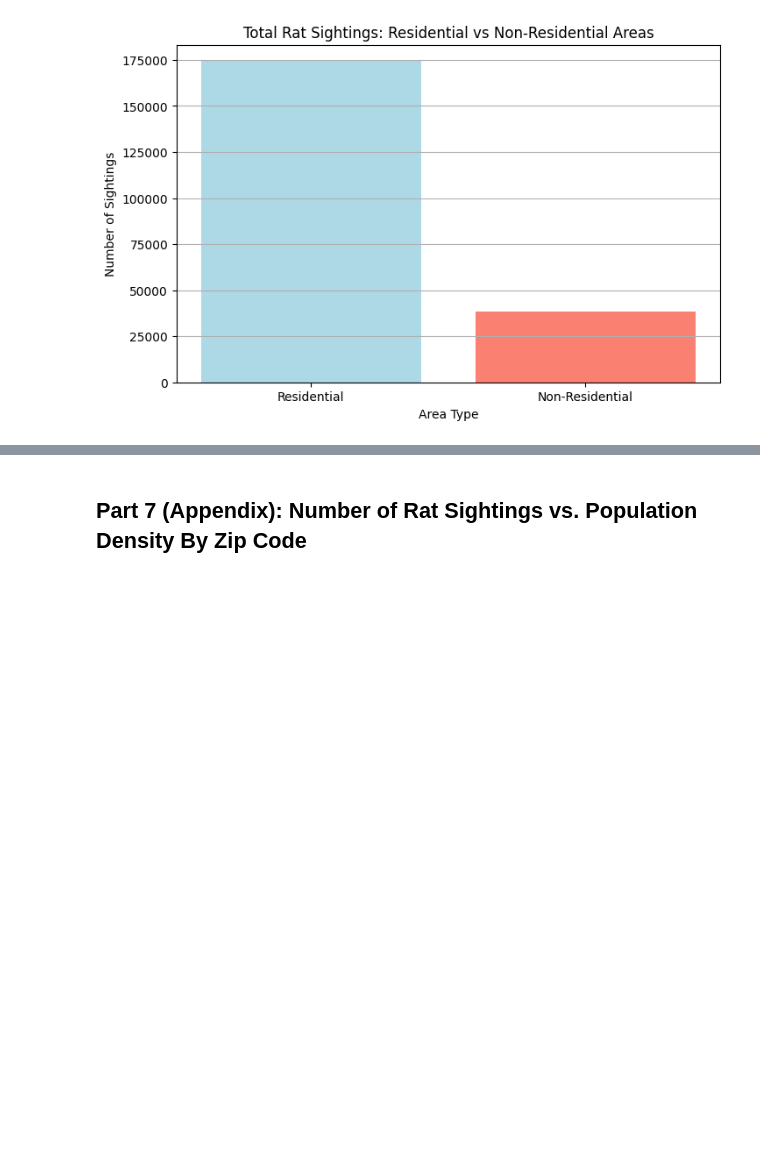
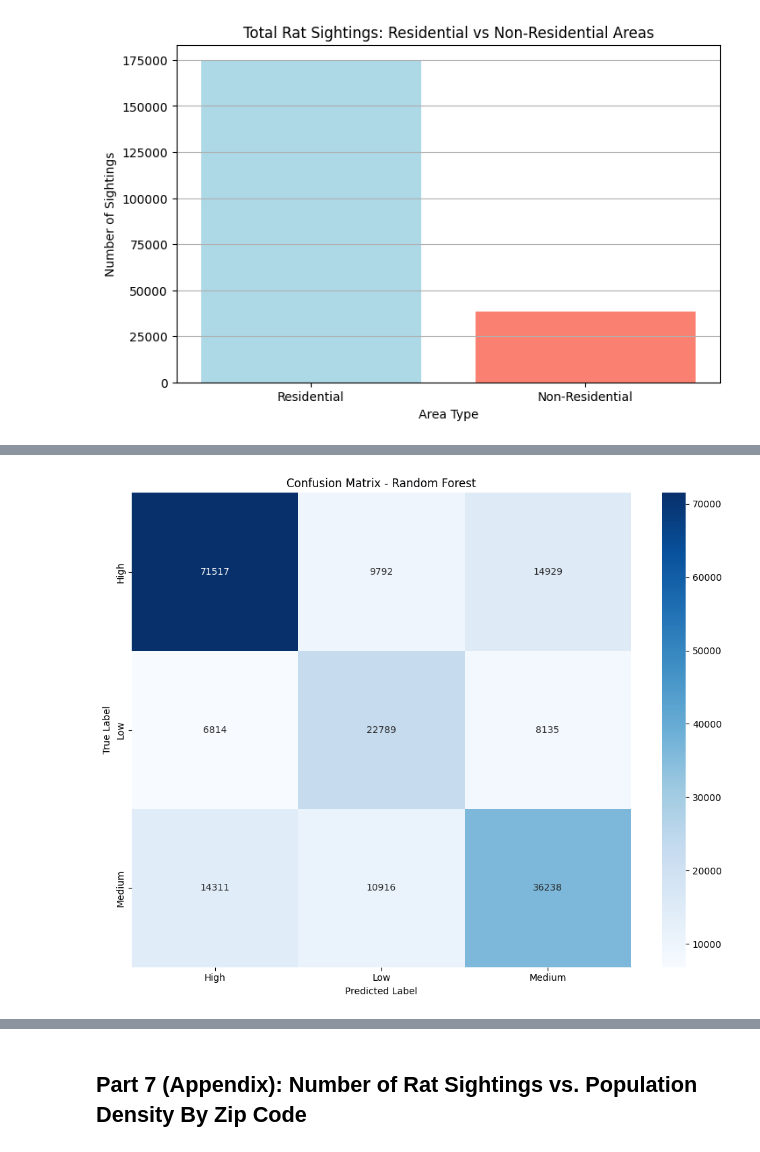
Before and after one commit to trishaa4144/cmsc320-final, a Jupyter notebook: CMSC320_Final.ipynb, the cells around one changed output, grey strips where cells are left out. Saved outputs shown, nothing was run; the diff lists cells and outputs as text; code cells hidden in the pictures; blank space fills up the shorter version.

```diff
--- a/CMSC320_Final.ipynb
+++ b/CMSC320_Final.ipynb
@@ -634,0 +732,10 @@ Chi2ContingencyResult(statistic=573459.4633396, pvalue=0.0, dof=4, expected_freq
+# %%
+quantiles = pd.qcut(rat_sightings_by_month, 3, labels=["Low", "Medium", "High"])
+rat_sightings_by_month_category = quantiles
+category_mapping = rat_sightings_by_month_category.to_dict()
+
+income_rat_df['Rat Concentration'] = income_rat_df['Year-Month'].map(category_mapping)
+income_rat_df.drop("Created Date", axis=1, inplace=True)
+income_rat_df.drop("Year", axis=1, inplace=True)
+
+income_rat_df
@@ -634,0 +768,78 @@ Chi2ContingencyResult(statistic=573459.4633396, pvalue=0.0, dof=4, expected_freq
+# %%
+import pandas as pd
+import numpy as np
+from sklearn.model_selection import train_test_split
+from sklearn.ensemble import RandomForestClassifier
+from sklearn.metrics import classification_report, confusion_matrix
+import matplotlib.pyplot as plt
+import seaborn as sns
+
+# Function to train and evaluate a Random Forest model
+def train_random_forest_model(income_rat_df):
+    # Select features and target variable
+    features = ['Latitude', 'Longitude', 'Average Income (Dollars)', 'Households']
+    target = 'Rat Concentration'
+    X = income_rat_df[features]
+    y = income_rat_df[target]
+
+    # Encode the target variable if necessary
+    if y.dtype == 'object' or y.dtype.name == 'category':
+        y = y.astype('category').cat.codes  # Converts high/medium/low to integers
+
+    # Split data into training and testing sets
+    X_train, X_test, y_train, y_test = train_test_split(
+        X, y, test_size=0.2, random_state=42, stratify=y
+    )
+
+    # Initialize the Random Forest model
+    rf_model = RandomForestClassifier(
+        n_estimators=100,  # Number of trees
+        class_weight='balanced',  # Handles class imbalances automatically
+        random_state=42
+    )
+
+    # Train the model
+    rf_model.fit(X_train, y_train)
+
+    # Make predictions
+    y_pred = rf_model.predict(X_test)
+
+    # Evaluate the model
+    print("Classification Report:")
+    print(classification_report(y_test, y_pred, target_names=['High', 'Low', 'Medium']))
+
+    # Confusion Matrix
+    cm = confusion_matrix(y_test, y_pred)
+    plt.figure(figsize=(10, 8))
+    sns.heatmap(cm, annot=True, fmt='d', cmap='Blues',
+                xticklabels=['High', 'Low', 'Medium'],
+                yticklabels=['High', 'Low', 'Medium'])
+    plt.title('Confusion Matrix - Random Forest')
+    plt.xlabel('Predicted Label')
+    plt.ylabel('True Label')
+    plt.tight_layout()
+    plt.show()
+
+    # Feature Importance
+    feature_importances = rf_model.feature_importances_
+    feature_importance_df = pd.DataFrame({
+        'Feature': features,
+        'Importance': feature_importances
+    }).sort_values(by='Importance', ascending=False)
+
+    print("\nFeature Importances:")
+    print(feature_importance_df)
+
+    plt.figure(figsize=(8, 6))
+    sns.barplot(x='Importance', y='Feature', data=feature_importance_df, palette='viridis')
+    plt.title('Feature Importances')
+    plt.xlabel('Importance')
+    plt.ylabel('Feature')
+    plt.tight_layout()
+    plt.show()
+
+    return rf_model
+
+# Call the function
+random_forest_model = train_random_forest_model(income_rat_df)
+# %% [output]
@@ -634,0 +856 @@ Chi2ContingencyResult(statistic=573459.4633396, pvalue=0.0, dof=4, expected_freq
+[figure, added]
```
Also changed, not shown: parts of 32 cells of this notebook.
